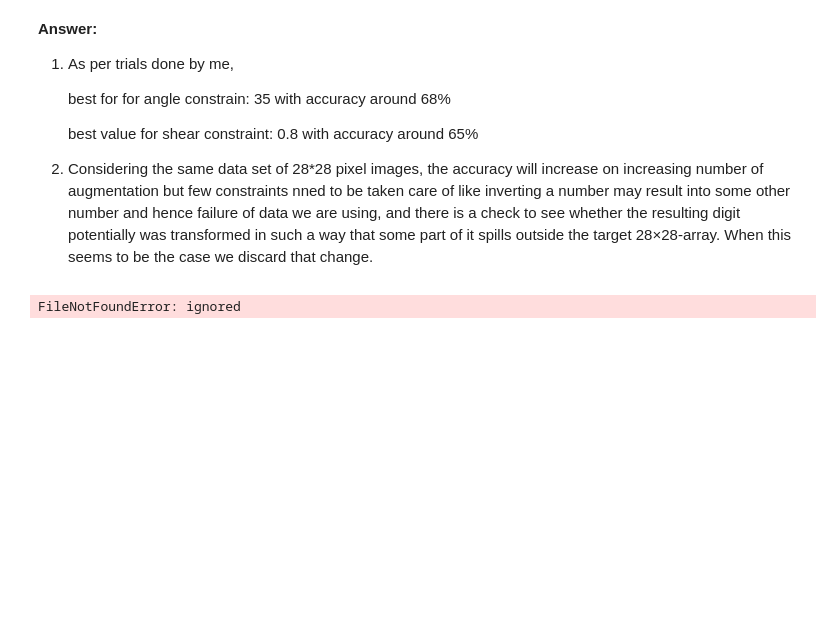
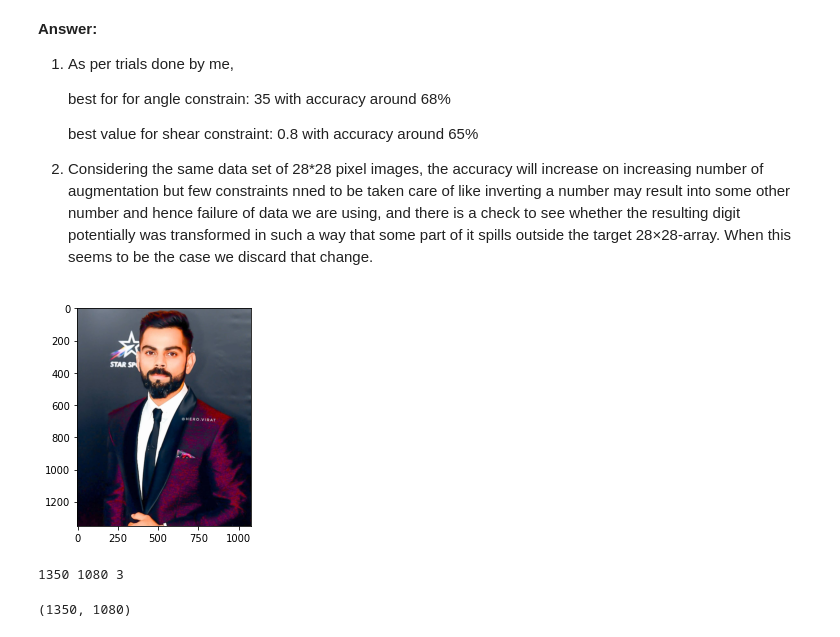
Before and after one commit to Ritesh-Gandhi24/FMML-2022, a Jupyter notebook: FMML_Aug22_M1_Lab3_Terms&Metrics.ipynb, the cells around one changed output. Cells and saved outputs as stored; diff of their text form; code cells hidden in the pictures; blank space fills up the shorter version.

```diff
--- a/FMML_Aug22_M1_Lab3_Terms&Metrics.ipynb
+++ b/FMML_Aug22_M1_Lab3_Terms&Metrics.ipynb
@@ -588,6 +582,18 @@ from scipy import ndimage
-# %%
-# loading dataset
-data = pd.read_csv('emergency_vs_non-emergency_dataset/emergency_train.csv')
-data.head()
-# %% [output]
-FileNotFoundError: ignored
+# %%
+img= cv2.imread(r"kohli.jpg")
+img= cv2.cvtColor(img, cv2.COLOR_RGB2BGR)
+# %%
+plt.imshow(img)
+plt.show()
+# %% [output]
+[figure, added]
+# %%
+height, width, dims= img.shape
+print(height, width, dims)
+# %% [output]
+1350 1080 3
+# %%
+gray= cv2.cvtColor(img, cv2.COLOR_RGB2GRAY)
+print(gray.shape)
+# %% [output]
+(1350, 1080)
```
Also changed, not shown: parts of 6 cells of this notebook.
